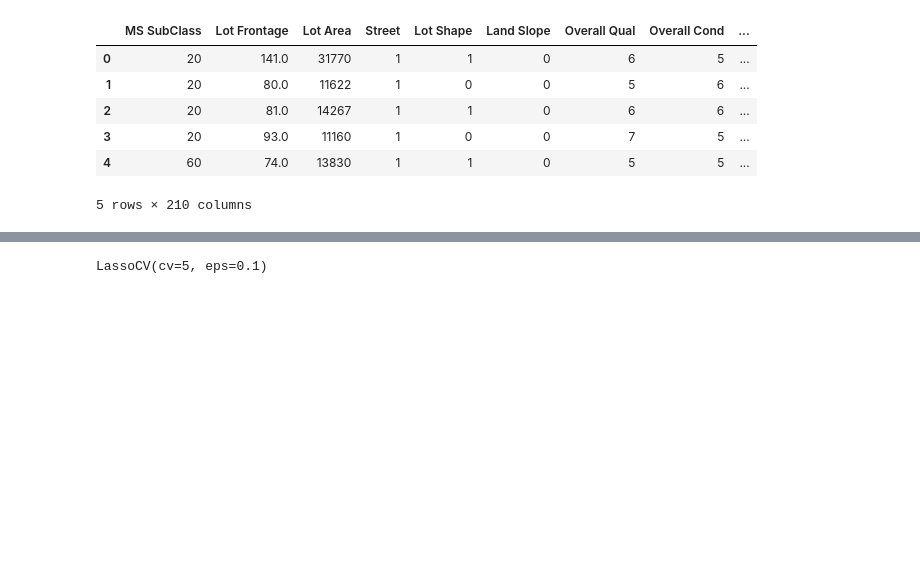
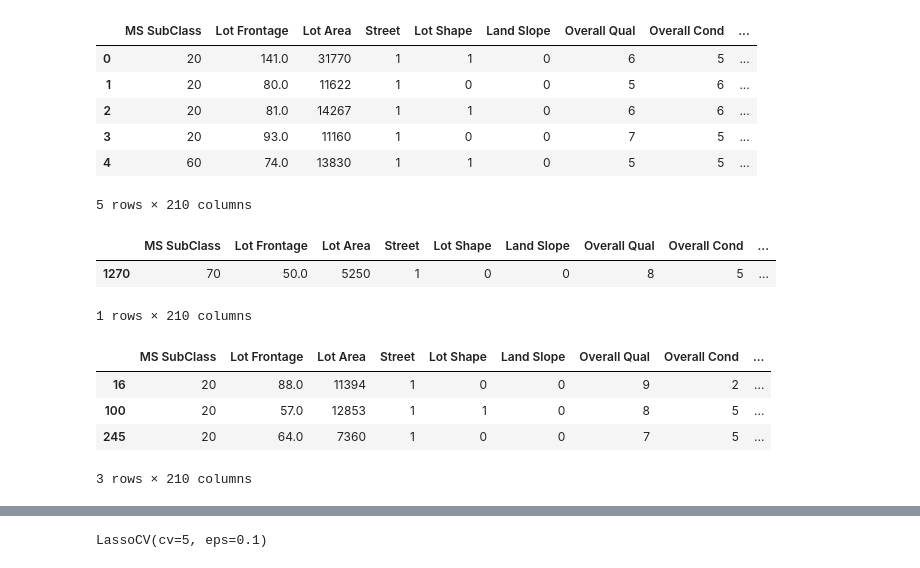
Before and after one commit to AqramAbdulRahim/Project1_CaseStudy, a Jupyter notebook: files/Model/Aqram final model (L1).ipynb, the cells around one changed output, grey strips where cells are left out. Cells and saved outputs as stored; diff of their text form; code cells hidden in the pictures; blank space fills up the shorter version.

```diff
--- a/files/Model/Aqram final model (L1).ipynb
+++ b/files/Model/Aqram final model (L1).ipynb
@@ -15,3 +15,17 @@ df.head()
 | 3 | 20 | 93.0 | 11160 | 1 | 0 | 0 | 7 | 5 | ... |
 | 4 | 60 | 74.0 | 13830 | 1 | 1 | 0 | 5 | 5 | ... |
 5 rows × 210 columns
+# %%
+df[df['Year Built'] == df['Year Built'].min()]
+# %% [output]
+|  | MS SubClass | Lot Frontage | Lot Area | Street | Lot Shape | Land Slope | Overall Qual | Overall Cond | ... |
+| 1270 | 70 | 50.0 | 5250 | 1 | 0 | 0 | 8 | 5 | ... |
+1 rows × 210 columns
+# %%
+df[df['Year Built'] == df['Year Built'].max()]
+# %% [output]
+|  | MS SubClass | Lot Frontage | Lot Area | Street | Lot Shape | Land Slope | Overall Qual | Overall Cond | ... |
+| 16 | 20 | 88.0 | 11394 | 1 | 0 | 0 | 9 | 2 | ... |
+| 100 | 20 | 57.0 | 12853 | 1 | 1 | 0 | 8 | 5 | ... |
+| 245 | 20 | 64.0 | 7360 | 1 | 0 | 0 | 7 | 5 | ... |
+3 rows × 210 columns
```
Also changed, not shown: parts of 24 cells of this notebook, 17 other files.
